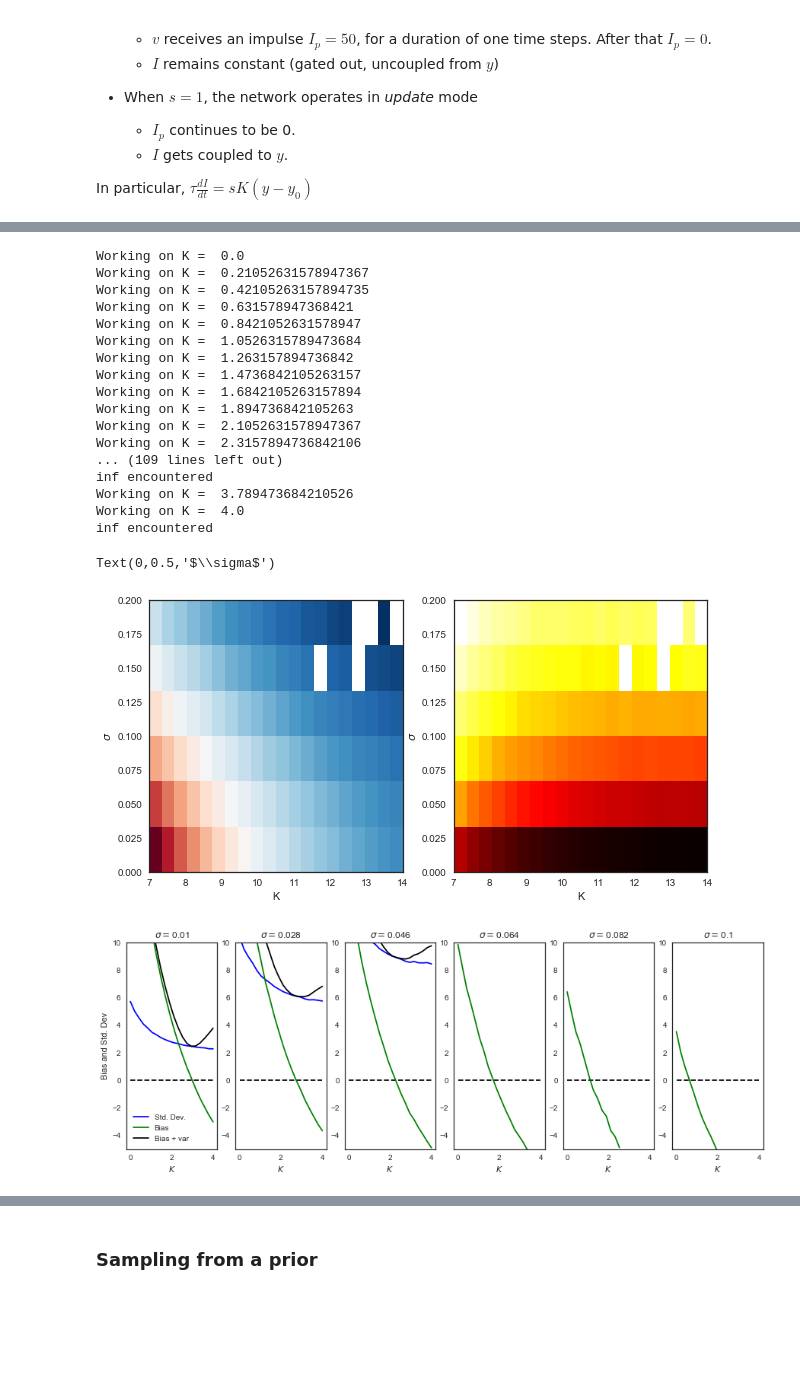
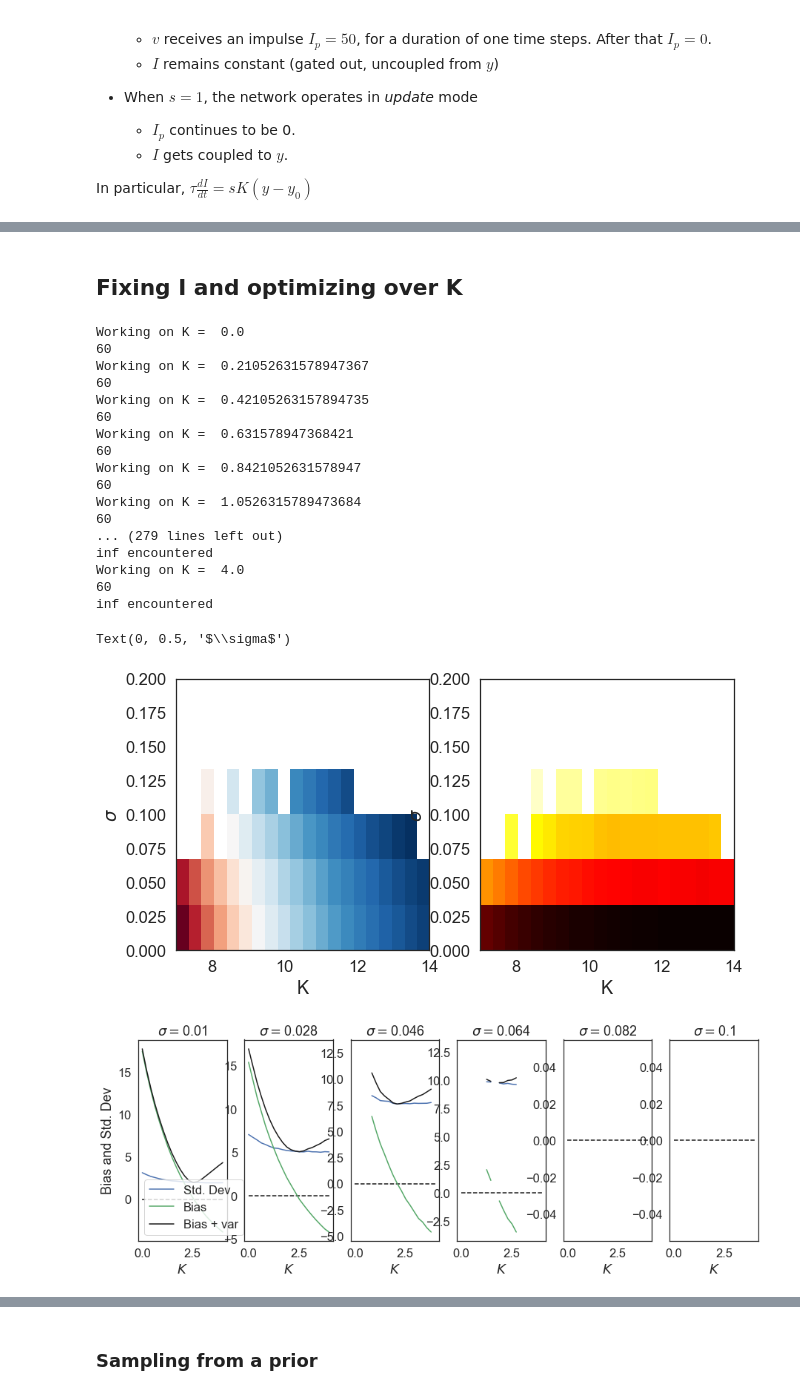
Before and after one commit to jazlab/SE_NL_MJ_2020, a Jupyter notebook: integrator_feedback_circuit.ipynb, the cells around one changed output, grey strips where cells are left out. Cells and saved outputs as stored; diff of their text form; code cells hidden in the pictures; blank space fills up the shorter version.

```diff
--- a/integrator_feedback_circuit.ipynb
+++ b/integrator_feedback_circuit.ipynb
@@ -49,8 +49,6 @@ PARAMS_DICT = {'Wut': 6,
               'tau': 100,
               'ext': 0,
               'y0': 0.6,
-              'K': 3.0,
-              'sigma': 0.0,
               'IF': 50}
 # %%
 def thresh_exp(x):
@@ -254,9 +251,9 @@ def simulate_trial(ntrials=1000, duration=600, nstages=10, sigma=0, K=3.0, initI
 
     return ulst, vlst, ylst, Ilst, siglst, ylst2
 # %%
-sigma = 0.018
-K = 1.1
-I = 0.83
+sigma = 0.01
+K = 2.98
+I = 0.84
 duration = 600
 
 #ulst, vlst, ylst, Ilst, siglst, ylst2 = simulate_trial(nstages=3, sigma=sigma, K=K, initI=0.766)
@@ -281,3 +277,5 @@ Mean decision time is  58.54666666666667
+# %% [markdown]
+## Fixing I and optimizing over K
 # %%
 # initI = 0.766 for correct time in 600 ms
 # %%
@@ -288,13 +286,16 @@ sigma_lst = np.linspace(0.01, 0.1, 6)
 meanlst = np.zeros((len(sigma_lst), len(Klst)))
 varlst = np.zeros((len(sigma_lst), len(Klst)))
 
+duration = 600
+
 for i in range(len(sigma_lst)):
     for j in range(len(Klst)):
         sigma = sigma_lst[i]
         K = Klst[j]
         print('Working on K = ', K)
-        ulst, vlst, ylst, Ilst, siglst, ylst2 = simulate_trial(ntrials=20000, nstages=3, sigma=sigma, K=K, initI=0.778)
-        times = get_times_lst_from_y(np.array(ylst2), 0.7)
+        ulst, vlst, ylst, Ilst, siglst, ylst2 = simulate_trial(ntrials=20000, nstages=3,
+                                                               duration=duration, sigma=sigma, K=K, initI=0.84)
+        times = get_times_lst_from_y(np.array(ylst2))
         times_filt = times[(times > 0) & (times != np.inf)]
 
         if len(times_filt) < len(times):
@@ -306,21 +307,21 @@ for i in range(len(sigma_lst)):
             varlst[i][j] = np.std(times)
 # %% [output]
 Working on K =  0.0
+60
 Working on K =  0.21052631578947367
+60
 Working on K =  0.42105263157894735
+60
 Working on K =  0.631578947368421
+60
 Working on K =  0.8421052631578947
+60
 Working on K =  1.0526315789473684
-Working on K =  1.263157894736842
-Working on K =  1.4736842105263157
-Working on K =  1.6842105263157894
-Working on K =  1.894736842105263
-Working on K =  2.1052631578947367
-Working on K =  2.3157894736842106
-... (109 lines left out)
+60
+... (279 lines left out)
 inf encountered
-Working on K =  3.789473684210526
 Working on K =  4.0
+60
 inf encountered
 # %%
 plt.figure(figsize=(10, 5))
@@ -334,31 +335,31 @@ plt.imshow(np.flipud(varlst), extent=[7, 14, 0, 0.2], cmap='hot', aspect='auto')
 plt.xlabel('K')
 plt.ylabel(r'$\sigma$')
 # %% [output]
-Text(0,0.5,'$\\sigma$')
+Text(0, 0.5, '$\\sigma$')
-[figure, old version]
+[figure, new version]
 # %%
 rmselst = np.sqrt((meanlst - 60) ** 2 + varlst**2)
 
 fig, ax = plt.subplots(1, 6, figsize=(15, 5))
 for i in range(6):
     sq_bias = (meanlst[i]-400)**2
     biasid = np.argmin(sq_bias)
     varid = np.argmin(varlst[i])
     ax[i].plot(Klst, varlst[i], color='b', label='Std. Dev.')
     ax[i].plot(Klst, meanlst[i] - 60, color='g', label='Bias')
     ax[i].plot(Klst, rmselst[i], color='k', label='Bias + var')
-    ax[i].set_ylim((-5, 10))
+    #ax[i].set_ylim((-5, 10))
     ax[i].set_xlabel(r'$K$')
     ax[i].set_title(r'$\sigma=$' + str(np.round(sigma_lst[i], 3)))
     ax[i].hlines(0, min(Klst), max(Klst), linestyles='--')
     #ax[i-1].axvline(x=Klst[biasid], linestyle='--', color='g')
     #ax[i-1].axvline(x=Klst[varid], linestyle='--', color='b')
 
 ax[0].set_ylabel('Bias and Std. Dev')
 ax[0].legend(loc='lower left');
 #save_safe('bias_variance_sigma_sigma.pdf')
 # %% [output]
-[figure, old version]
+[figure, new version]
 # %%
 sns.set(font_scale=1.5)
 sns.set_style('white')
```
Also changed, not shown: parts of 17 cells of this notebook.
